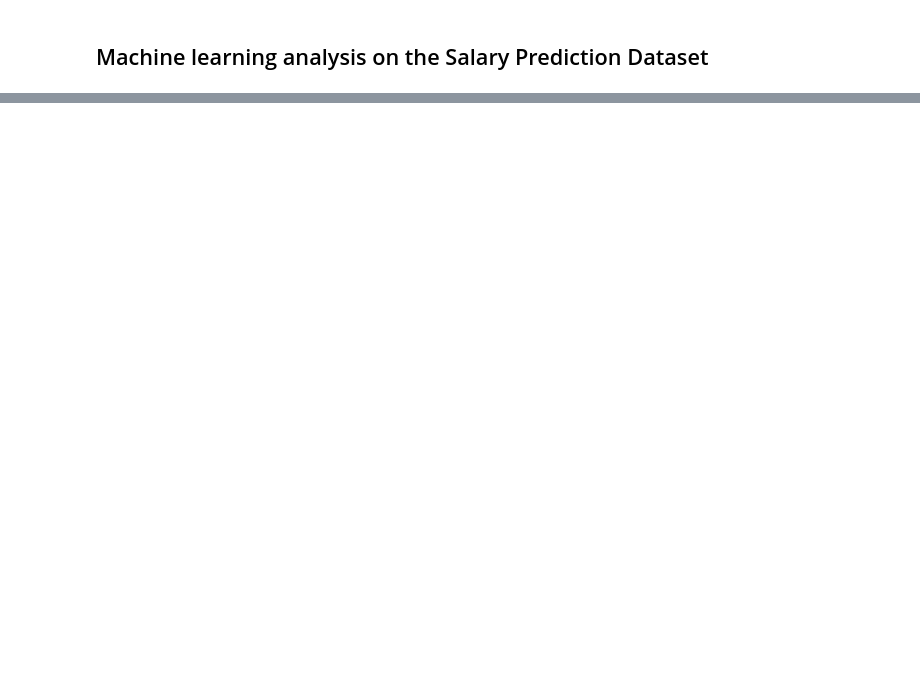
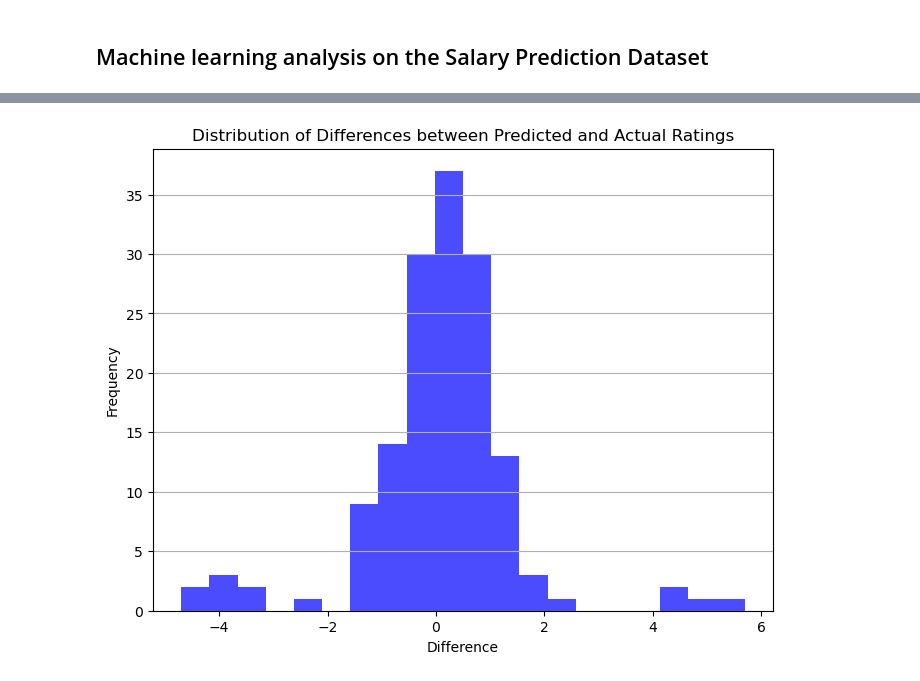
Before and after one commit to dawson-b23/CS479_Final_Proj, a Jupyter notebook: datasetAnalysis.ipynb, the cells around one changed output, grey strips where cells are left out. Saved outputs shown, nothing was run; the diff lists cells and outputs as text; code cells hidden in the pictures; blank space fills up the shorter version.

```diff
--- a/datasetAnalysis.ipynb
+++ b/datasetAnalysis.ipynb
@@ -248,0 +447,22 @@ dtype: float64
+# %%
+# Flatten predictions array
+predictions_flat = predictions_np.flatten()
+
+# Ensure both arrays have the same length
+min_length = min(len(predictions_flat), len(y_test_np))
+predictions_flat = predictions_flat[:min_length]
+y_test_np = y_test_np[:min_length]
+
+# Calculate differences between predicted and actual ratings
+differences = predictions_flat - y_test_np
+
+# Plot histogram of differences
+plt.figure(figsize=(8, 6))
+plt.hist(differences, bins=20, color='blue', alpha=0.7)
+plt.title('Distribution of Differences between Predicted and Actual Ratings')
+plt.xlabel('Difference')
+plt.ylabel('Frequency')
+plt.grid(axis='y')
+plt.show()
+# %% [output]
+[figure, added]
```
Also changed, not shown: parts of 14 cells of this notebook, 1 other file.
